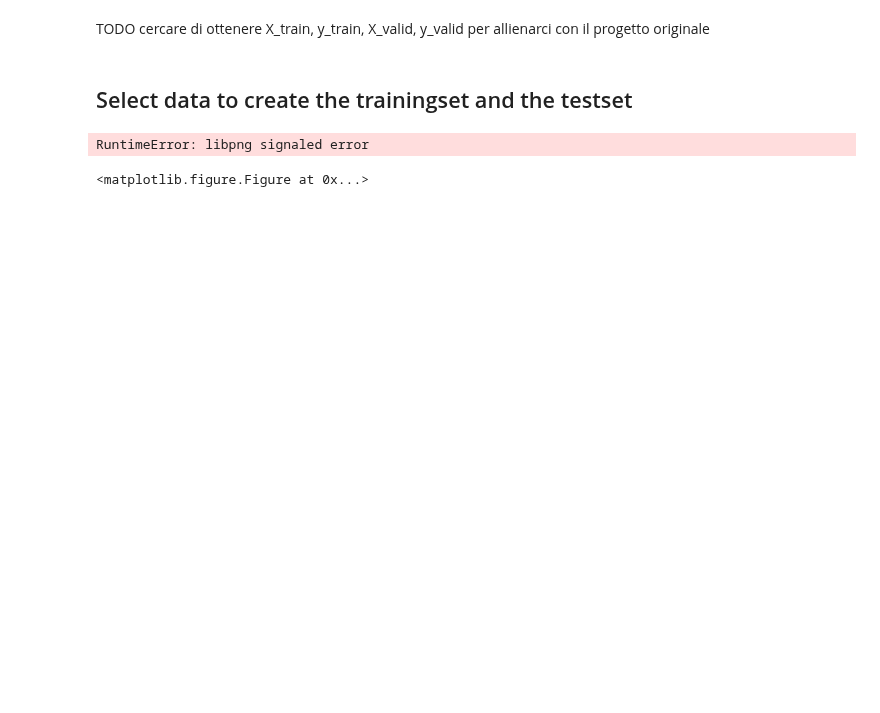
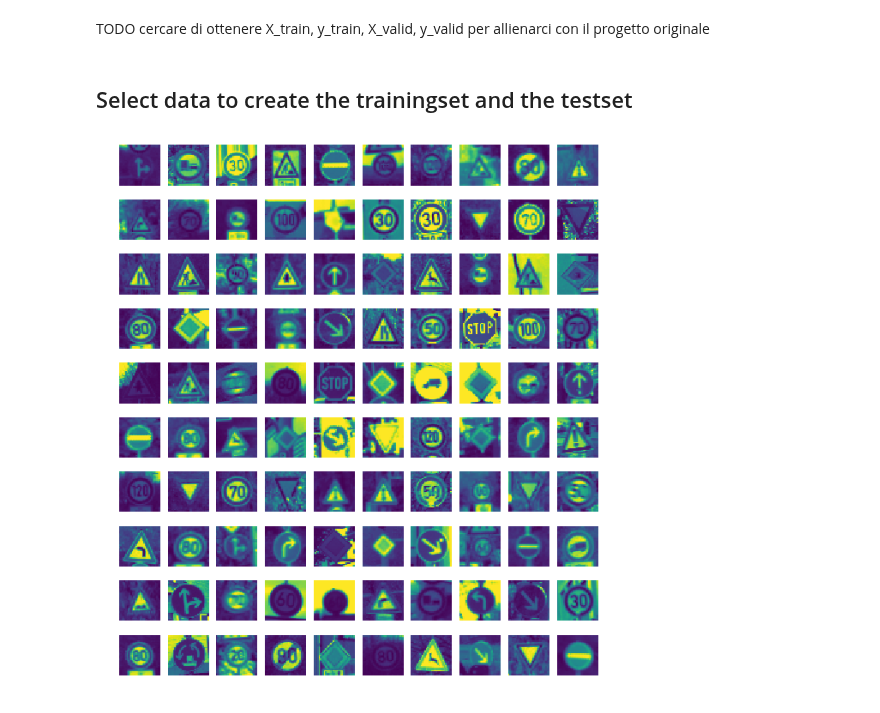
Before and after one commit to cecchilinux/machine_learning, a Jupyter notebook: notebooks/Traffic_signs_classifier.ipynb, the cells around one changed output. Drawn from its saved outputs; the diff is of its cells as text; code cells hidden in the pictures; blank space fills up the shorter version.

```diff
--- a/notebooks/Traffic_signs_classifier.ipynb
+++ b/notebooks/Traffic_signs_classifier.ipynb
@@ -118,15 +118,14 @@ TODO cercare di ottenere X_train, y_train, X_valid, y_valid per allienarci con i
 import matplotlib.pyplot as plt
 %matplotlib inline
 # %%
-plt.figure(figsize=(0,50))
+plt.figure(figsize=(10,50))
 count = 0
 cols = 10
 for i in range(100):
     count += 1
     plt.subplot(43, cols, count)
     #plt.imshow(X_train[ii])
     plt.imshow(dataset[i][0])
     plt.axis('off')
 # %% [output]
-RuntimeError: libpng signaled error
-<matplotlib.figure.Figure at 0x...>
+[figure, added]
```
Also changed, not shown: parts of 1 cell of this notebook.
